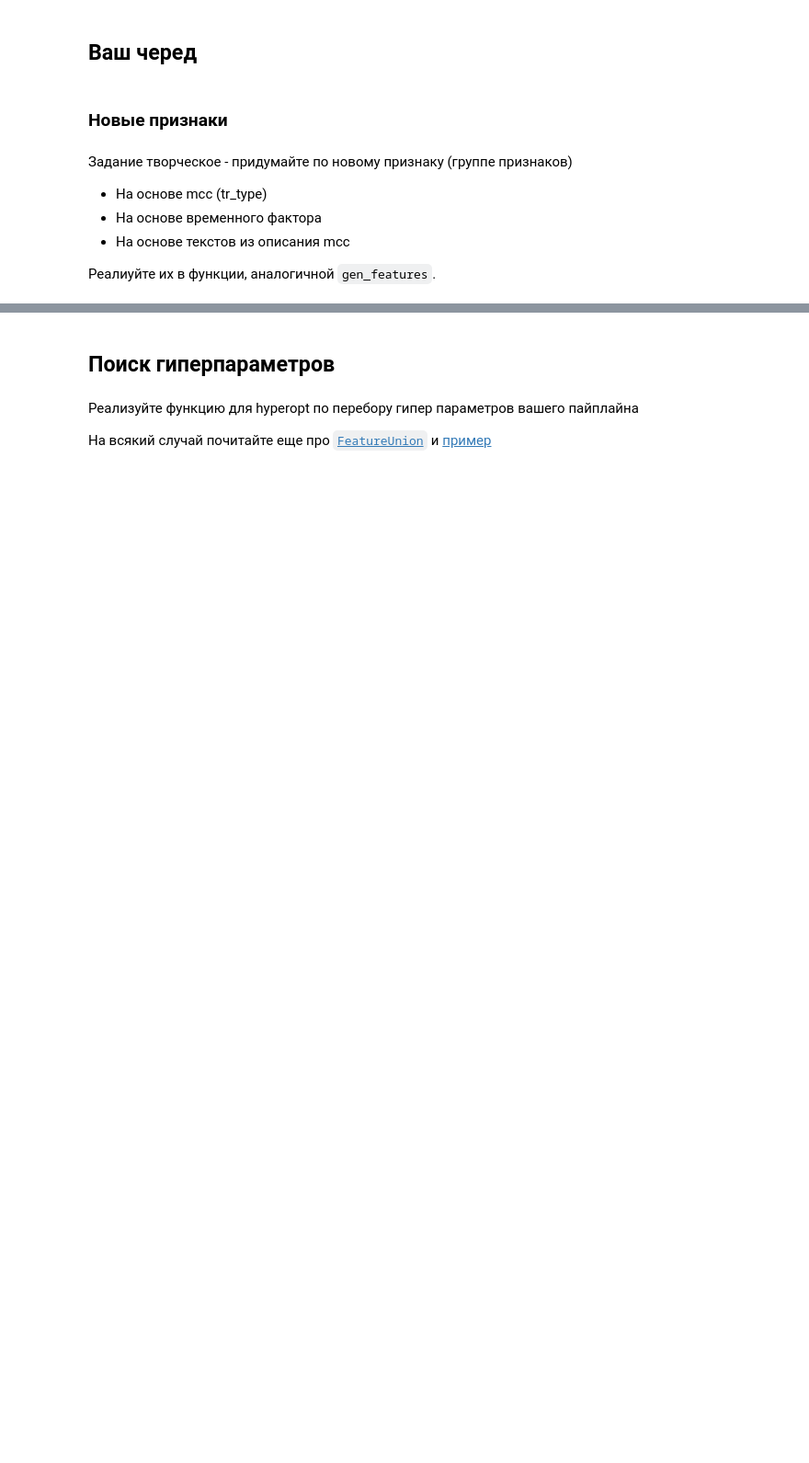
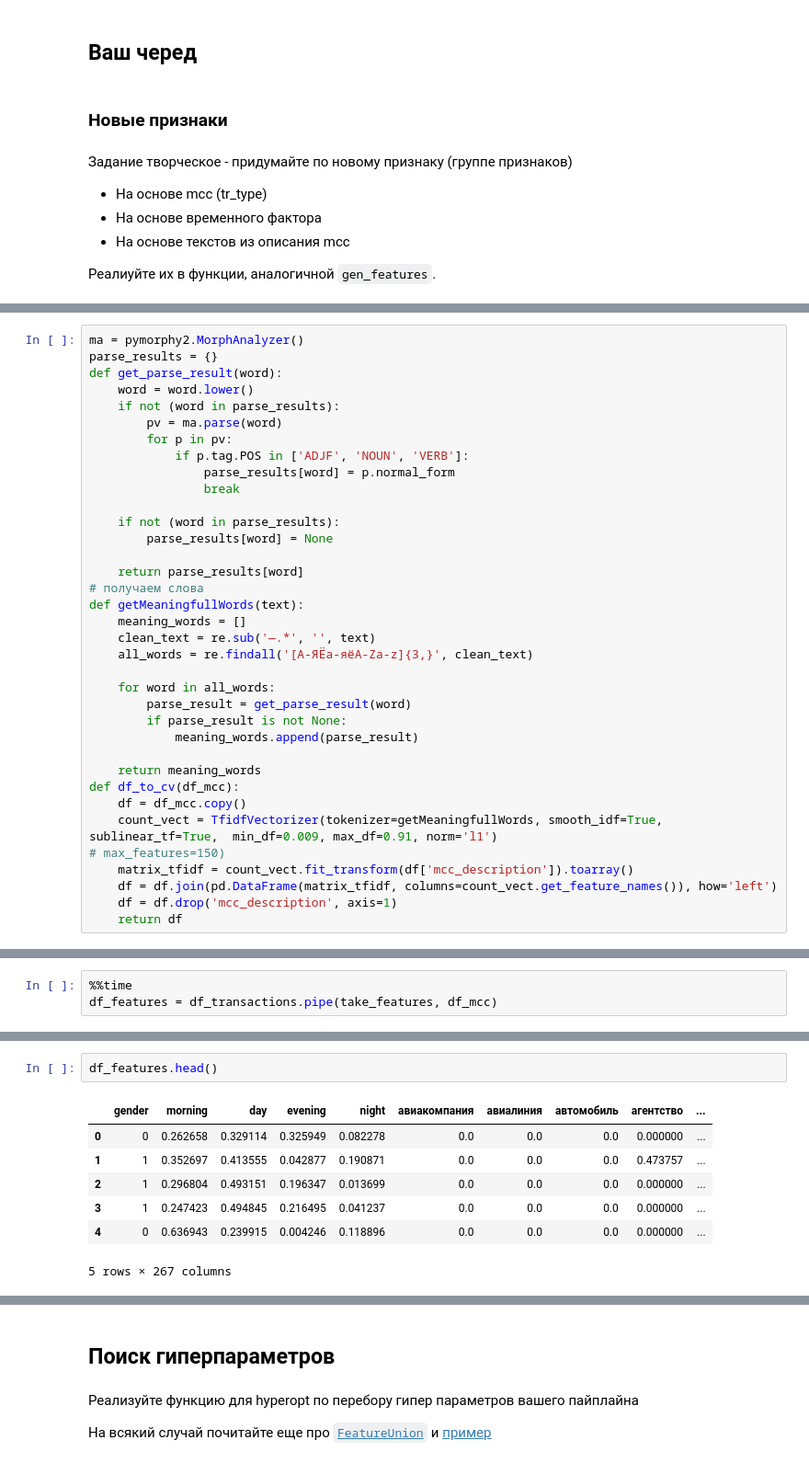
Before and after one commit to medyak/sfml, a Jupyter notebook: hw_10/hw10-pipeline-skillfactory-hw.ipynb, the cells around one changed output, grey strips where cells are left out. Shown at 92% size. Drawn from its saved outputs; the diff is of its cells as text; blank space fills up the shorter version.

```diff
--- a/hw_10/hw10-pipeline-skillfactory-hw.ipynb
+++ b/hw_10/hw10-pipeline-skillfactory-hw.ipynb
@@ -432,0 +534,36 @@ df_trials.head()
+# %%
+ma = pymorphy2.MorphAnalyzer()
+parse_results = {}
+def get_parse_result(word):
+    word = word.lower()
+    if not (word in parse_results):
+        pv = ma.parse(word)
+        for p in pv:
+            if p.tag.POS in ['ADJF', 'NOUN', 'VERB']:
+                parse_results[word] = p.normal_form
+                break
+
+    if not (word in parse_results):
+        parse_results[word] = None
+
+    return parse_results[word]
+# получаем слова
+def getMeaningfullWords(text):
+    meaning_words = []
+    clean_text = re.sub('—.*', '', text)
+    all_words = re.findall('[А-ЯЁа-яёA-Za-z]{3,}', clean_text)
+
+    for word in all_words:
+        parse_result = get_parse_result(word)
+        if parse_result is not None:
+            meaning_words.append(parse_result)
+
+    return meaning_words
+def df_to_cv(df_mcc):
+    df = df_mcc.copy()
+    count_vect = TfidfVectorizer(tokenizer=getMeaningfullWords, smooth_idf=True, sublinear_tf=True,  min_df=0.009, max_df=0.91, norm='l1')
+# max_features=150)
+    matrix_tfidf = count_vect.fit_transform(df['mcc_description']).toarray()
+    df = df.join(pd.DataFrame(matrix_tfidf, columns=count_vect.get_feature_names()), how='left')
+    df = df.drop('mcc_description', axis=1)
+    return df
@@ -432,0 +617,3 @@ df_trials.head()
+# %%
+%%time
+df_features = df_transactions.pipe(take_features, df_mcc)
@@ -432,0 +623,10 @@ df_trials.head()
+# %%
+df_features.head()
+# %% [output]
+|  | gender | morning | day | evening | night | авиакомпания | авиалиния | автомобиль | агентство | ... |
+| 0 | 0 | 0.262658 | 0.329114 | 0.325949 | 0.082278 | 0.0 | 0.0 | 0.0 | 0.000000 | ... |
+| 1 | 1 | 0.352697 | 0.413555 | 0.042877 | 0.190871 | 0.0 | 0.0 | 0.0 | 0.473757 | ... |
+| 2 | 1 | 0.296804 | 0.493151 | 0.196347 | 0.013699 | 0.0 | 0.0 | 0.0 | 0.000000 | ... |
+| 3 | 1 | 0.247423 | 0.494845 | 0.216495 | 0.041237 | 0.0 | 0.0 | 0.0 | 0.000000 | ... |
+| 4 | 0 | 0.636943 | 0.239915 | 0.004246 | 0.118896 | 0.0 | 0.0 | 0.0 | 0.000000 | ... |
+5 rows × 267 columns
```
Also changed, not shown: parts of 48 cells of this notebook.
